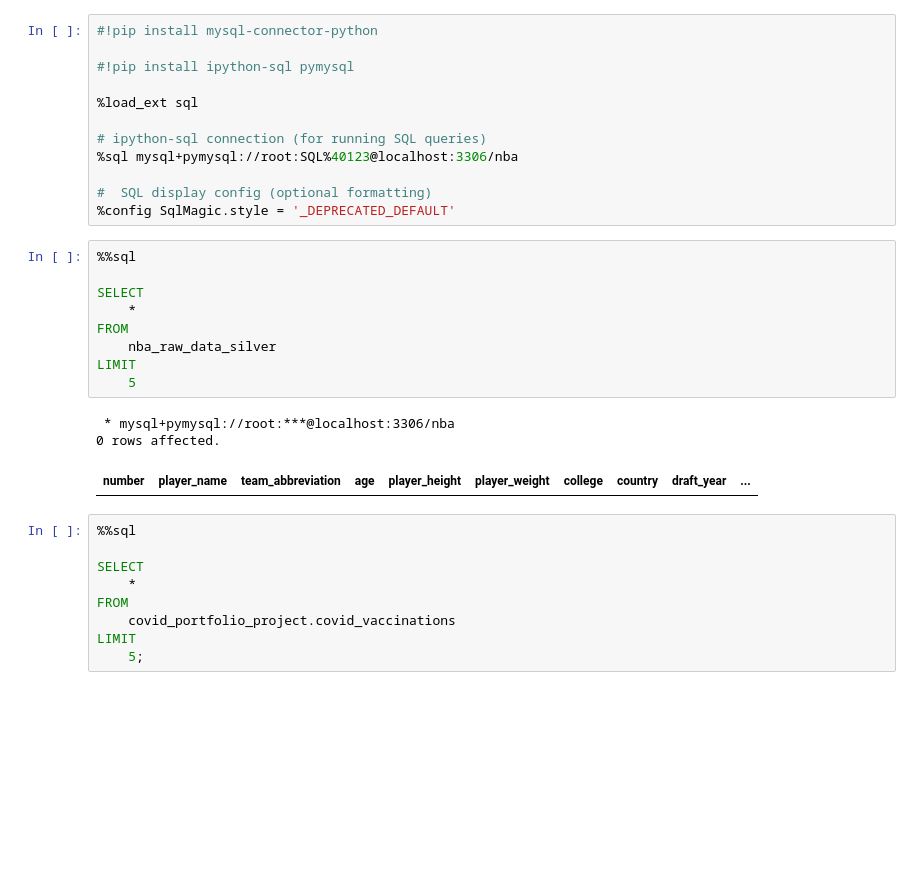
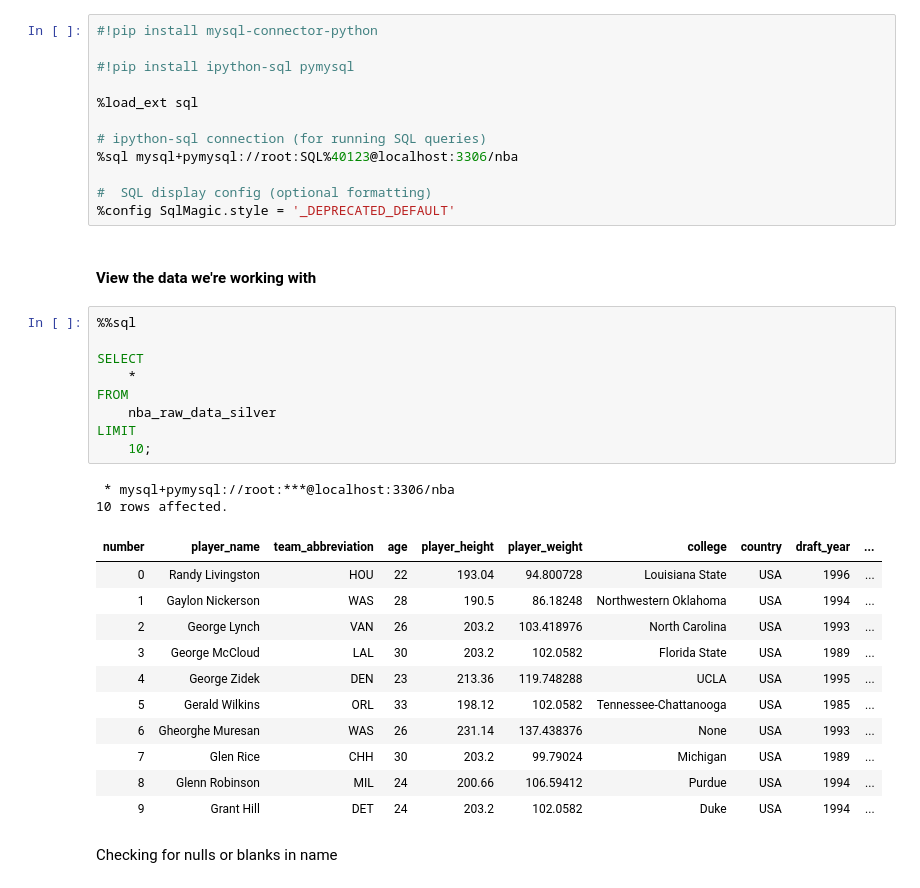
Before and after one commit to JudeIsuruFernando/Crowning-the-GOAT-A-Data-Driven-NBA-Basketball-Analysis, a Jupyter notebook: Notebooks/Cleaning/Data Cleaning Magic SQL.ipynb, the cells around one changed output. Drawn from its saved outputs; the diff is of its cells as text; blank space fills up the shorter version.

```diff
--- a/Notebooks/Cleaning/Data Cleaning Magic SQL.ipynb
+++ b/Notebooks/Cleaning/Data Cleaning Magic SQL.ipynb
@@ -10,25 +10,30 @@
 
 #  SQL display config (optional formatting)
 %config SqlMagic.style = '_DEPRECATED_DEFAULT'
+# %% [markdown]
+#### View the data we're working with
 # %%
 %%sql
 
 SELECT
     *
 FROM
     nba_raw_data_silver
 LIMIT
-    5
+    10;
 # %% [output]
  * mysql+pymysql://root:***@localhost:3306/nba
-0 rows affected.
+10 rows affected.
 | number | player_name | team_abbreviation | age | player_height | player_weight | college | country | draft_year | ... |
+| 0 | Randy Livingston | HOU | 22 | 193.04 | 94.800728 | Louisiana State | USA | 1996 | ... |
+| 1 | Gaylon Nickerson | WAS | 28 | 190.5 | 86.18248 | Northwestern Oklahoma | USA | 1994 | ... |
+| 2 | George Lynch | VAN | 26 | 203.2 | 103.418976 | North Carolina | USA | 1993 | ... |
+| 3 | George McCloud | LAL | 30 | 203.2 | 102.0582 | Florida State | USA | 1989 | ... |
+| 4 | George Zidek | DEN | 23 | 213.36 | 119.748288 | UCLA | USA | 1995 | ... |
+| 5 | Gerald Wilkins | ORL | 33 | 198.12 | 102.0582 | Tennessee-Chattanooga | USA | 1985 | ... |
+| 6 | Gheorghe Muresan | WAS | 26 | 231.14 | 137.438376 | None | USA | 1993 | ... |
+| 7 | Glen Rice | CHH | 30 | 203.2 | 99.79024 | Michigan | USA | 1989 | ... |
+| 8 | Glenn Robinson | MIL | 24 | 200.66 | 106.59412 | Purdue | USA | 1994 | ... |
+| 9 | Grant Hill | DET | 24 | 203.2 | 102.0582 | Duke | USA | 1994 | ... |
-# %%
-%%sql
-
-SELECT
-    *
-FROM
-    covid_portfolio_project.covid_vaccinations
-LIMIT
-    5;
+# %% [markdown]
+Checking for nulls or blanks in name
```
Also changed, not shown: parts of 38 cells of this notebook.
